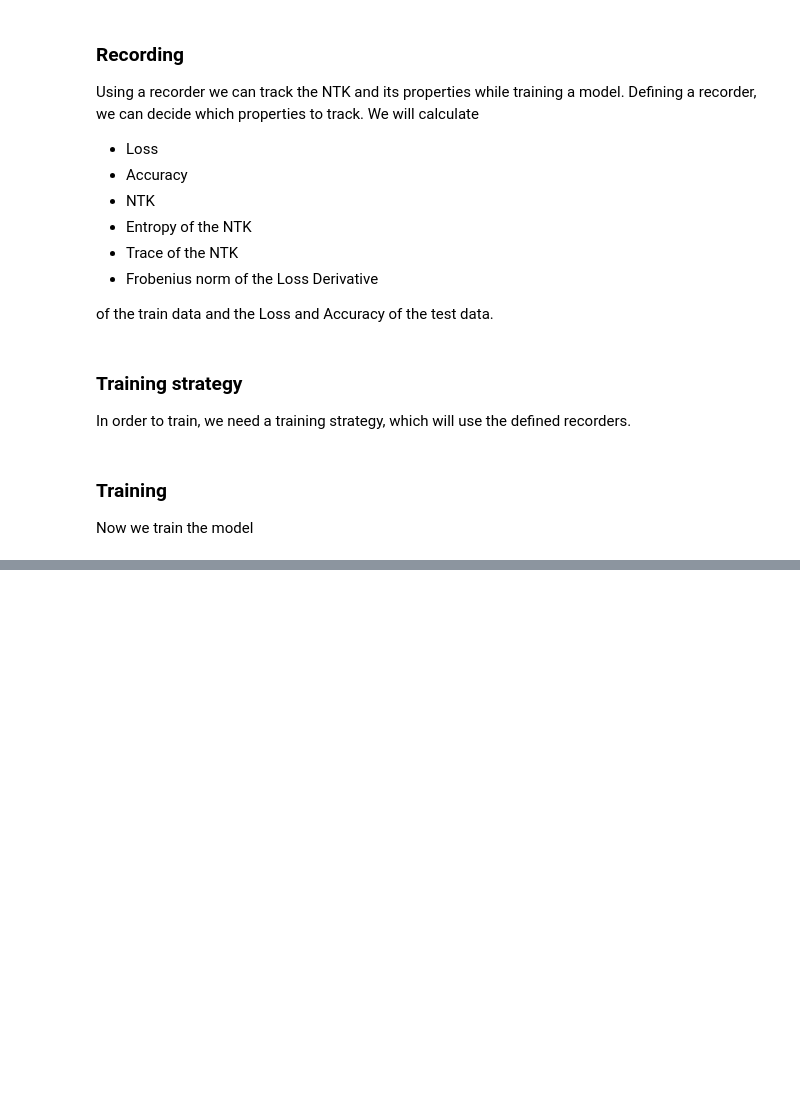
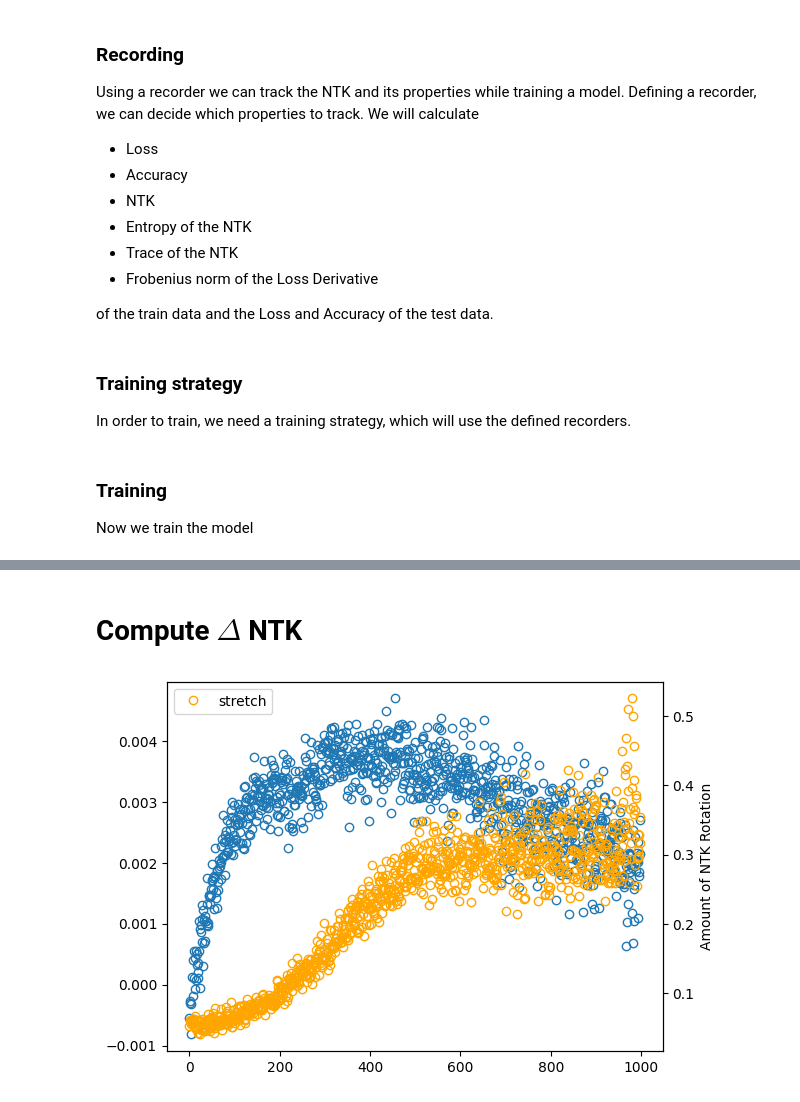
Before and after one commit to zincware/ZnNL, a Jupyter notebook: examples/Computing-Collective-Variables.ipynb, the cells around one changed output, grey strips where cells are left out. Drawn from its saved outputs; the diff is of its cells as text; code cells hidden in the pictures; blank space fills up the shorter version.

Commit message:
Investigate rotation and drift of the NTK

```diff
--- a/examples/Computing-Collective-Variables.ipynb
+++ b/examples/Computing-Collective-Variables.ipynb
@@ -101,12 +123,16 @@ of the train data and the Loss and Accuracy of the test data.
 train_recorder = nl.training_recording.JaxRecorder(
     name="train_recorder",
     loss=True,
+    accuracy=True,
     ntk=True,
     covariance_entropy=True,
+    covariance_ntk=True,
     magnitude_variance=True,
     trace=True,
+    entropy=True,
     loss_derivative=True,
-    update_rate=1
+    update_rate=1,
+    chunk_size=1e8,
 )
 train_recorder.instantiate_recorder(
     data_set=data_generator.train_ds
@@ -116,7 +142,9 @@ train_recorder.instantiate_recorder(
 test_recorder = nl.training_recording.JaxRecorder(
     name="test_recorder",
     loss=True,
-    update_rate=1
+    accuracy=True,
+    update_rate=1,
+    chunk_size=1e8,
 )
 test_recorder.instantiate_recorder(
     data_set=data_generator.test_ds
@@ -188,0 +178,32 @@ plt.show()
+# %% [markdown]
+# Compute $\Delta$ NTK
+# %%
+ntk_sequence = train_report.ntk
+
+delta_ntk = np.array([ntk_sequence[i + 1] - ntk_sequence[i] for i in range(len(ntk_sequence)-1)])
+
+polar_decomposed = np.array([polar(i) for i in delta_ntk])
+rot_eigvals = np.array([onp.linalg.eig(p[0])[0] for p in polar_decomposed])
+angle_eigvals = np.array([(np.arccos(i) - 1) / 2 for i in rot_eigvals])
+
+plt.plot(
+    np.array([p.mean() for p in polar_decomposed[:, 0]]),
+    'o',
+    mfc='None',
+    label="rotation"
+)
+axs2 = plt.twinx()
+axs2.plot(
+    np.array([p.mean() for p in polar_decomposed[:, 1]]),
+    'o',
+    mfc='None',
+    label="stretch",
+    color='orange'
+)
+
+plt.xlabel("Epoch")
+plt.ylabel("Amount of NTK Rotation")
+plt.legend()
+plt.show()
+# %% [output]
+[figure, added]
```
Also changed, not shown: parts of 47 cells of this notebook.
